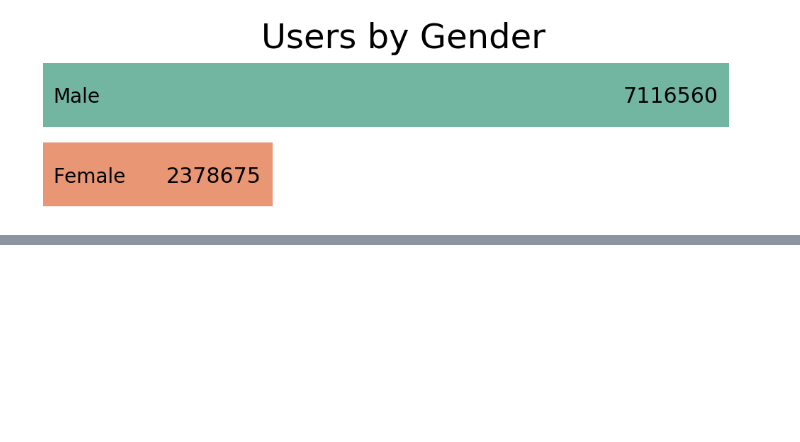
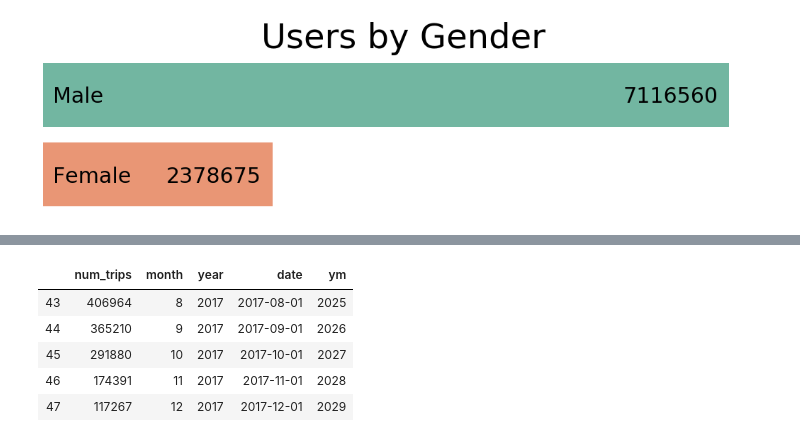
Before and after one commit to DanielPDWalker/data-analysis-with-sqlalchemy, a Jupyter notebook: sqlalchemy & sqlite workbooks - Accessing the database and plotting.ipynb, the cells around one changed output, grey strips where cells are left out. Saved outputs shown, nothing was run; the diff lists cells and outputs as text; code cells hidden in the pictures; blank space fills up the shorter version.

```diff
--- a/sqlalchemy & sqlite workbooks - Accessing the database and plotting.ipynb
+++ b/sqlalchemy & sqlite workbooks - Accessing the database and plotting.ipynb
@@ -76,0 +114,9 @@ for i in ax.patches:
+# %%
+df_trips_by_month.tail()
+# %% [output]
+|  | num_trips | month | year | date | ym |
+| 43 | 406964 | 8 | 2017 | 2017-08-01 | 2025 |
+| 44 | 365210 | 9 | 2017 | 2017-09-01 | 2026 |
+| 45 | 291880 | 10 | 2017 | 2017-10-01 | 2027 |
+| 46 | 174391 | 11 | 2017 | 2017-11-01 | 2028 |
+| 47 | 117267 | 12 | 2017 | 2017-12-01 | 2029 |
```
Also changed, not shown: parts of 8 cells of this notebook.
